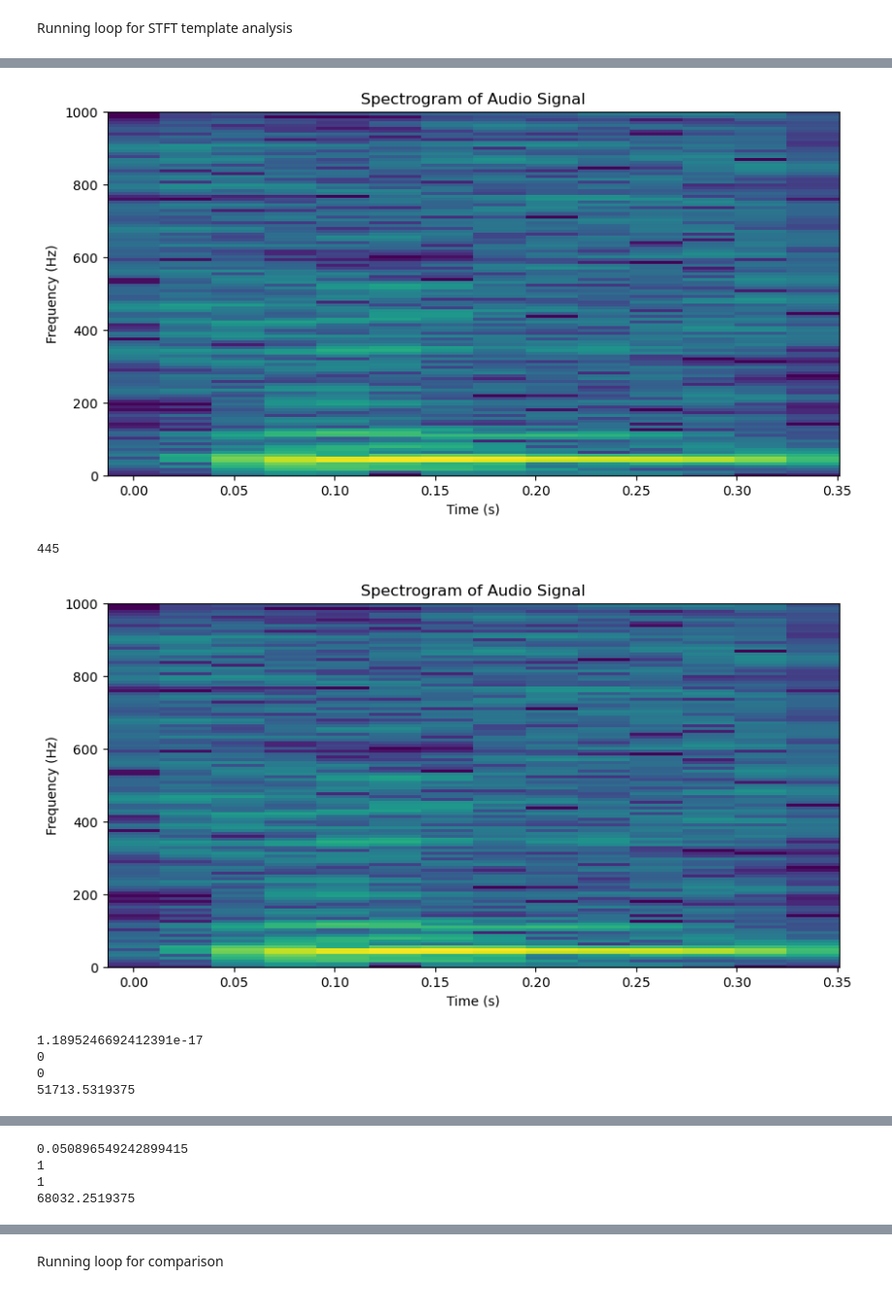
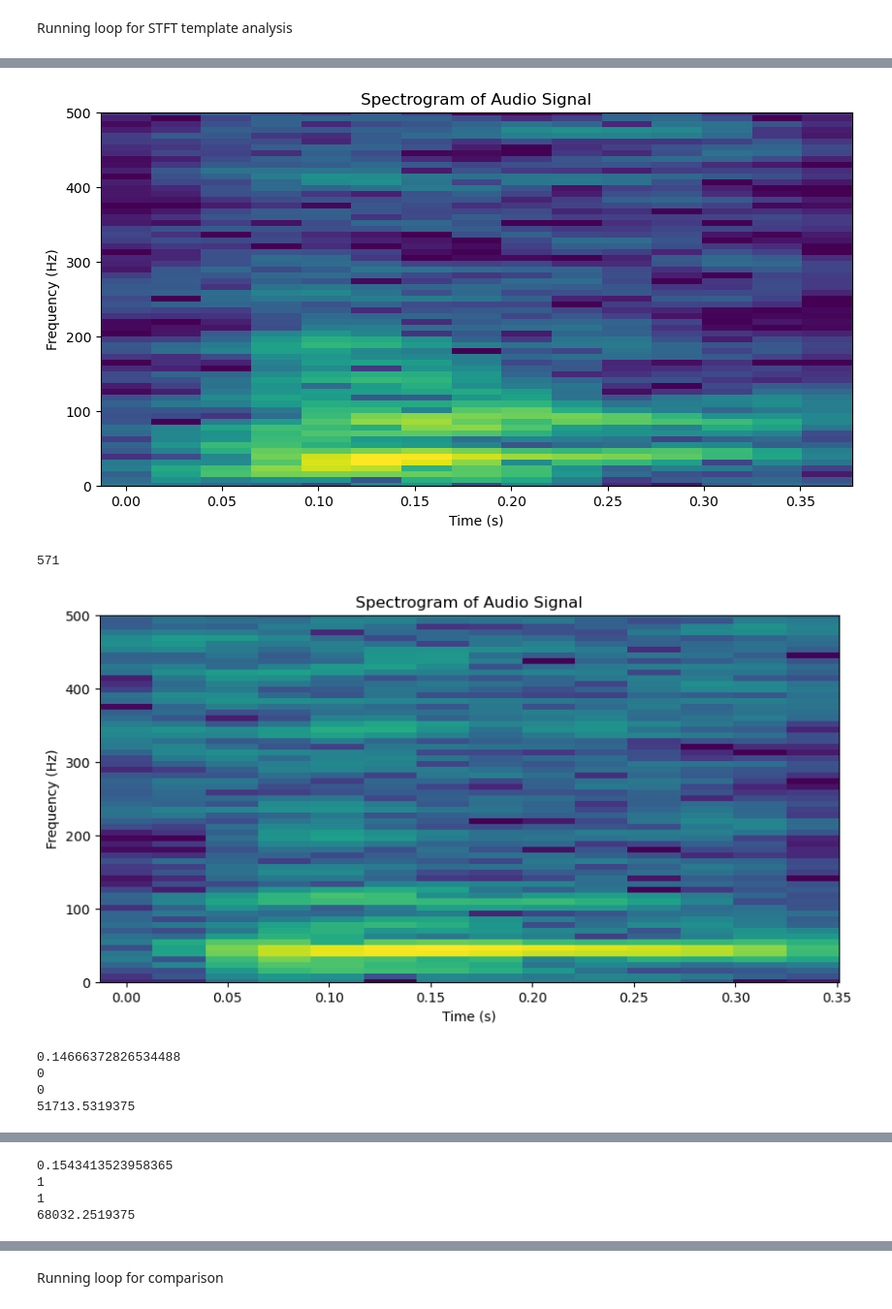
Before and after one commit to koekiekat/Skripsie, a Jupyter notebook: Software/Skripsie.ipynb, the cells around one changed output, grey strips where cells are left out. Shown at 97% size. Cells and saved outputs as stored; diff of their text form; code cells hidden in the pictures.

Commit message:
fixed template duplicates

```diff
--- a/Software/Skripsie.ipynb
+++ b/Software/Skripsie.ipynb
@@ -44,7 +44,7 @@ temp_marks, start_t_temp, end_t_temp = start_end_times(text)
 
 whale_call_segments = split_audio_segments(x, f_s, start_t_temp, end_t_temp)
 print(len(whale_call_segments))
-audio_template_1 = whale_call_segments[0]
+audio_template_1 = whale_call_segments[13]
 # %% [output]
 628
 # %%
@@ -90,7 +90,7 @@ for i in range(628):
     f_seg, t_seg, Zxx_seg, fs_new = short_time_calc(audio_seg, f_s)
     dtw_cost = DTW_calc(Zxx_temp, Zxx_seg)
     stft_cost.append(dtw_cost)
-    if 0.0 < dtw_cost < 0.1:
+    if 0.0< dtw_cost < 0.3:
         oor.append(i)
 
     #print(i)
@@ -109,20 +109,20 @@ min_cost: 0.00
 # %%
 plot_spectrogram(f_temp, t_temp, Zxx_temp, fs_new)
 print(len(oor))
-for j in range(30):
+for j in range(58):
     f_sig, t_sig, Zxx_sig, fs_new = short_time_calc(whale_call_segments[oor[j]], f_s)
     plot_spectrogram(f_sig, t_sig, Zxx_sig, fs_new)
     plt.show()
     dtw_cost = DTW_calc(Zxx_temp, Zxx_sig)
     print(dtw_cost)
     print(j)
     print(oor[j])
     print(start_t_temp[oor[j]])
 # %% [output]
-[figure, old version]
+[figure, new version]
-445
+571
-[figure, old version]
+[figure, new version]
-1.1895246692412391e-17
+0.14666372826534488
 0
 0
 51713.5319375
@@ -130,4 +130,4 @@ for j in range(30):
-0.050896549242899415
+0.1543413523958365
 1
 1
 68032.2519375
```
Also changed, not shown: parts of 2 cells of this notebook, 3 other files.
